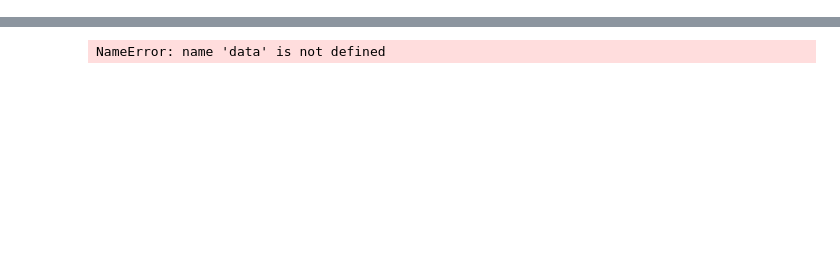
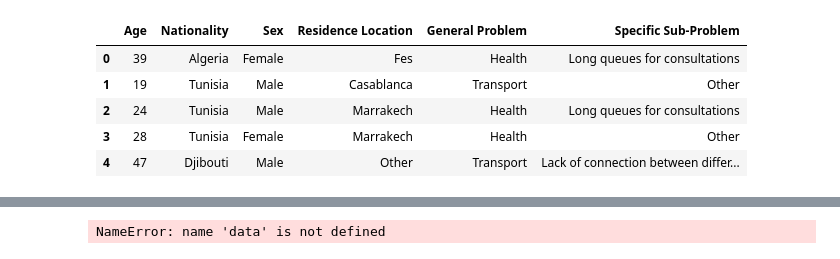
Before and after one commit to abdeladime2003/Canalyse-2025, a Jupyter notebook: DATA_ML/analyses.ipynb, the cells around one changed output, grey strips where cells are left out. Cells and saved outputs as stored; diff of their text form; code cells hidden in the pictures; blank space fills up the shorter version.

```diff
--- a/DATA_ML/analyses.ipynb
+++ b/DATA_ML/analyses.ipynb
@@ -12,3 +12,12 @@ data = pd.read_csv("data.csv")
+# %%
+data.head()
+# %% [output]
+|  | Age | Nationality | Sex | Residence Location | General Problem | Specific Sub-Problem |
+| 0 | 39 | Algeria | Female | Fes | Health | Long queues for consultations |
+| 1 | 19 | Tunisia | Male | Casablanca | Transport | Other |
+| 2 | 24 | Tunisia | Male | Marrakech | Health | Long queues for consultations |
+| 3 | 28 | Tunisia | Female | Marrakech | Health | Other |
+| 4 | 47 | Djibouti | Male | Other | Transport | Lack of connection between differ... |
 # %%
 import matplotlib.pyplot as plt
 
```
Also changed, not shown: parts of 6 cells of this notebook, 38 other files.
